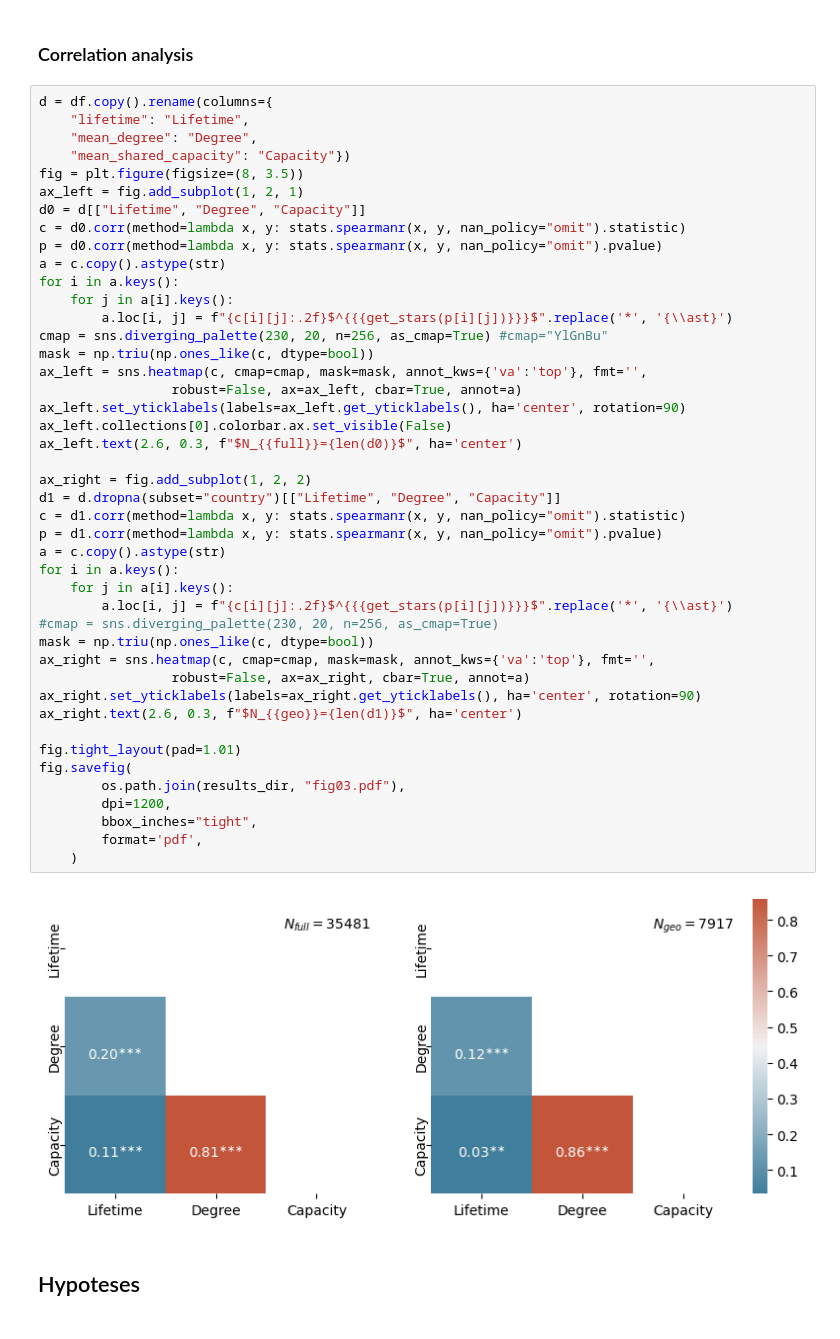
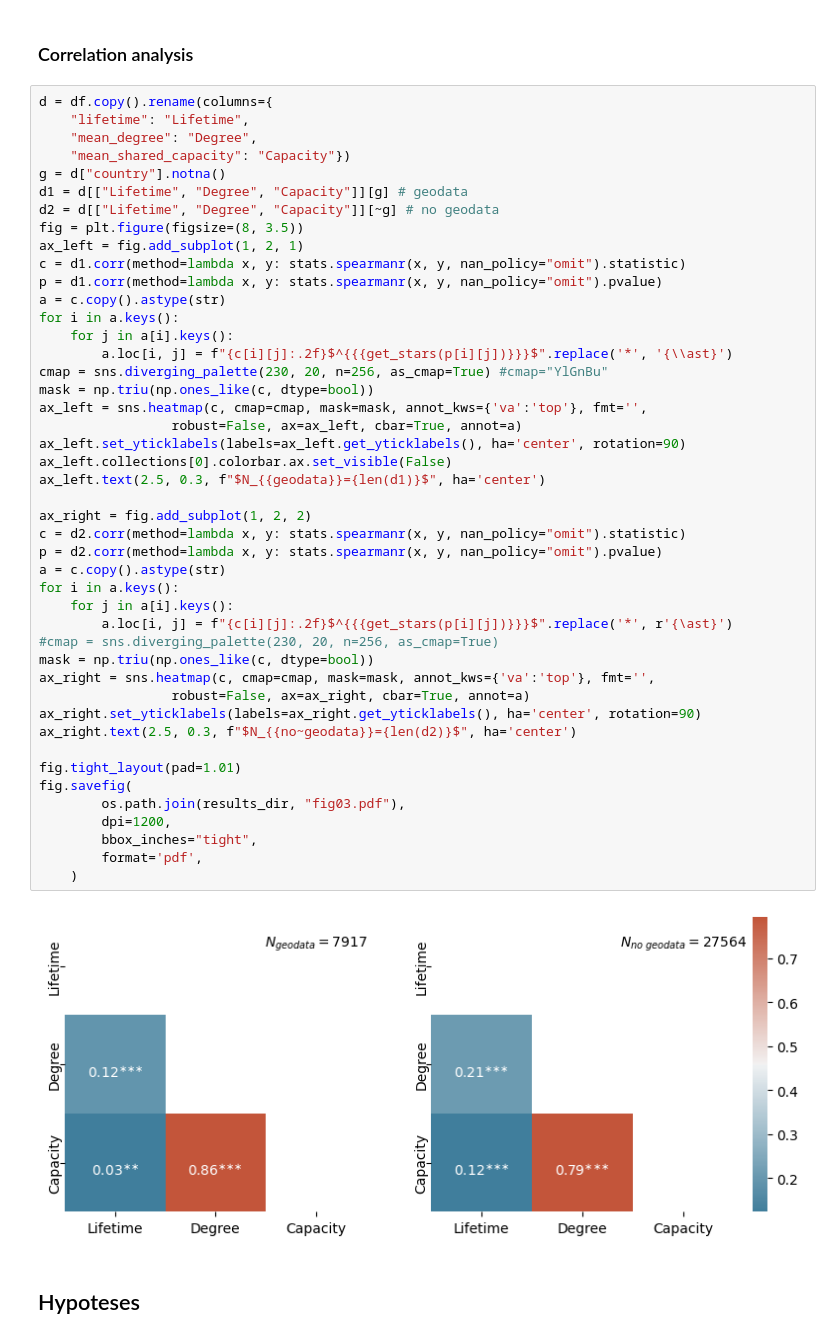
Before and after one commit to Ellariel/ln-node-lifetime-analysis, a Jupyter notebook: analysis.ipynb, the cells around one changed output. Saved outputs shown, nothing was run; the diff lists cells and outputs as text.

```diff
--- a/analysis.ipynb
+++ b/analysis.ipynb
@@ -309,47 +175,48 @@ d = df.copy().rename(columns={
     "lifetime": "Lifetime",
     "mean_degree": "Degree",
     "mean_shared_capacity": "Capacity"})
+g = d["country"].notna()
+d1 = d[["Lifetime", "Degree", "Capacity"]][g] # geodata
+d2 = d[["Lifetime", "Degree", "Capacity"]][~g] # no geodata
 fig = plt.figure(figsize=(8, 3.5))
 ax_left = fig.add_subplot(1, 2, 1)
-d0 = d[["Lifetime", "Degree", "Capacity"]]
-c = d0.corr(method=lambda x, y: stats.spearmanr(x, y, nan_policy="omit").statistic)
-p = d0.corr(method=lambda x, y: stats.spearmanr(x, y, nan_policy="omit").pvalue)
+c = d1.corr(method=lambda x, y: stats.spearmanr(x, y, nan_policy="omit").statistic)
+p = d1.corr(method=lambda x, y: stats.spearmanr(x, y, nan_policy="omit").pvalue)
 a = c.copy().astype(str)
 for i in a.keys():
     for j in a[i].keys():
         a.loc[i, j] = f"{c[i][j]:.2f}$^{{{get_stars(p[i][j])}}}$".replace('*', '{\\ast}')
 cmap = sns.diverging_palette(230, 20, n=256, as_cmap=True) #cmap="YlGnBu"
 mask = np.triu(np.ones_like(c, dtype=bool))
 ax_left = sns.heatmap(c, cmap=cmap, mask=mask, annot_kws={'va':'top'}, fmt='',
                  robust=False, ax=ax_left, cbar=True, annot=a)
 ax_left.set_yticklabels(labels=ax_left.get_yticklabels(), ha='center', rotation=90)
 ax_left.collections[0].colorbar.ax.set_visible(False)
-ax_left.text(2.6, 0.3, f"$N_{{full}}={len(d0)}$", ha='center')
+ax_left.text(2.5, 0.3, f"$N_{{geodata}}={len(d1)}$", ha='center')
 
 ax_right = fig.add_subplot(1, 2, 2)
-d1 = d.dropna(subset="country")[["Lifetime", "Degree", "Capacity"]]
-c = d1.corr(method=lambda x, y: stats.spearmanr(x, y, nan_policy="omit").statistic)
-p = d1.corr(method=lambda x, y: stats.spearmanr(x, y, nan_policy="omit").pvalue)
+c = d2.corr(method=lambda x, y: stats.spearmanr(x, y, nan_policy="omit").statistic)
+p = d2.corr(method=lambda x, y: stats.spearmanr(x, y, nan_policy="omit").pvalue)
 a = c.copy().astype(str)
 for i in a.keys():
     for j in a[i].keys():
-        a.loc[i, j] = f"{c[i][j]:.2f}$^{{{get_stars(p[i][j])}}}$".replace('*', '{\\ast}')
+        a.loc[i, j] = f"{c[i][j]:.2f}$^{{{get_stars(p[i][j])}}}$".replace('*', r'{\ast}')
 #cmap = sns.diverging_palette(230, 20, n=256, as_cmap=True)
 mask = np.triu(np.ones_like(c, dtype=bool))
 ax_right = sns.heatmap(c, cmap=cmap, mask=mask, annot_kws={'va':'top'}, fmt='',
                  robust=False, ax=ax_right, cbar=True, annot=a)
 ax_right.set_yticklabels(labels=ax_right.get_yticklabels(), ha='center', rotation=90)
-ax_right.text(2.6, 0.3, f"$N_{{geo}}={len(d1)}$", ha='center')
+ax_right.text(2.5, 0.3, f"$N_{{no~geodata}}={len(d2)}$", ha='center')
 
 fig.tight_layout(pad=1.01)
 fig.savefig(
         os.path.join(results_dir, "fig03.pdf"),
         dpi=1200,
         bbox_inches="tight",
         format='pdf',
     )
 # %% [output]
-[figure, old version]
+[figure, new version]
 # %% [markdown]
 ## Hypoteses
 # %% [markdown]
```
Also changed, not shown: parts of 44 cells of this notebook, 6 other files.
